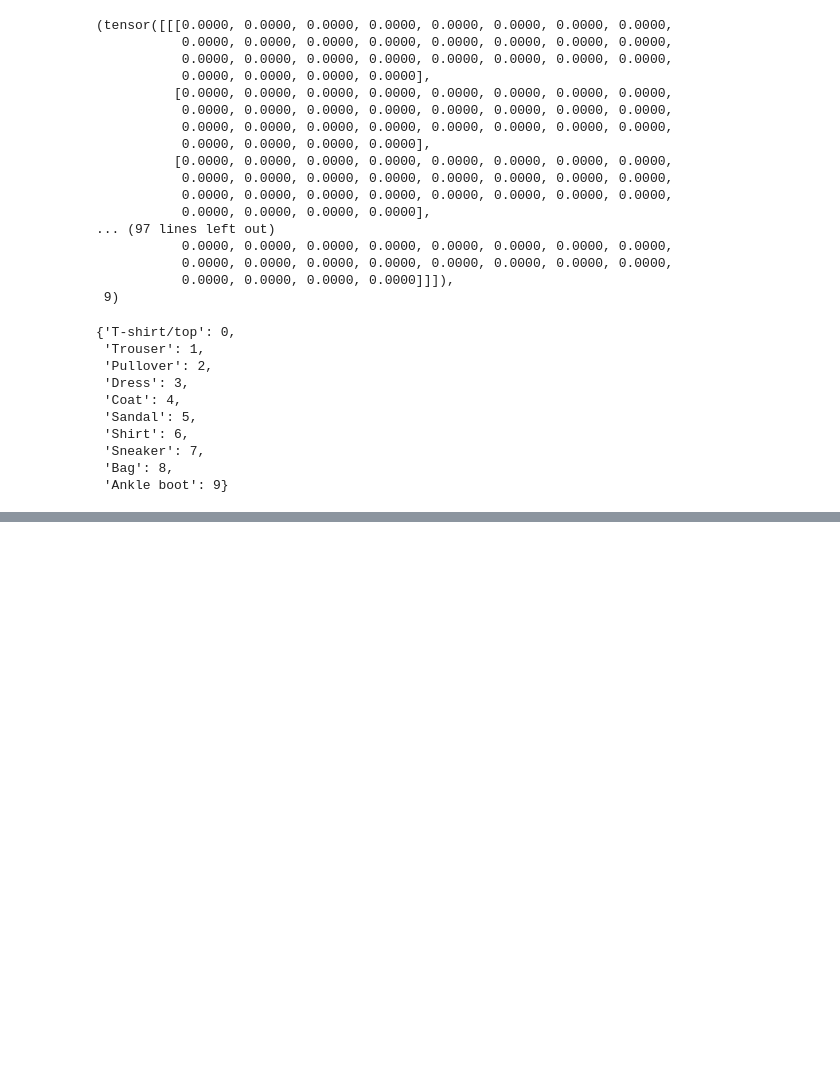
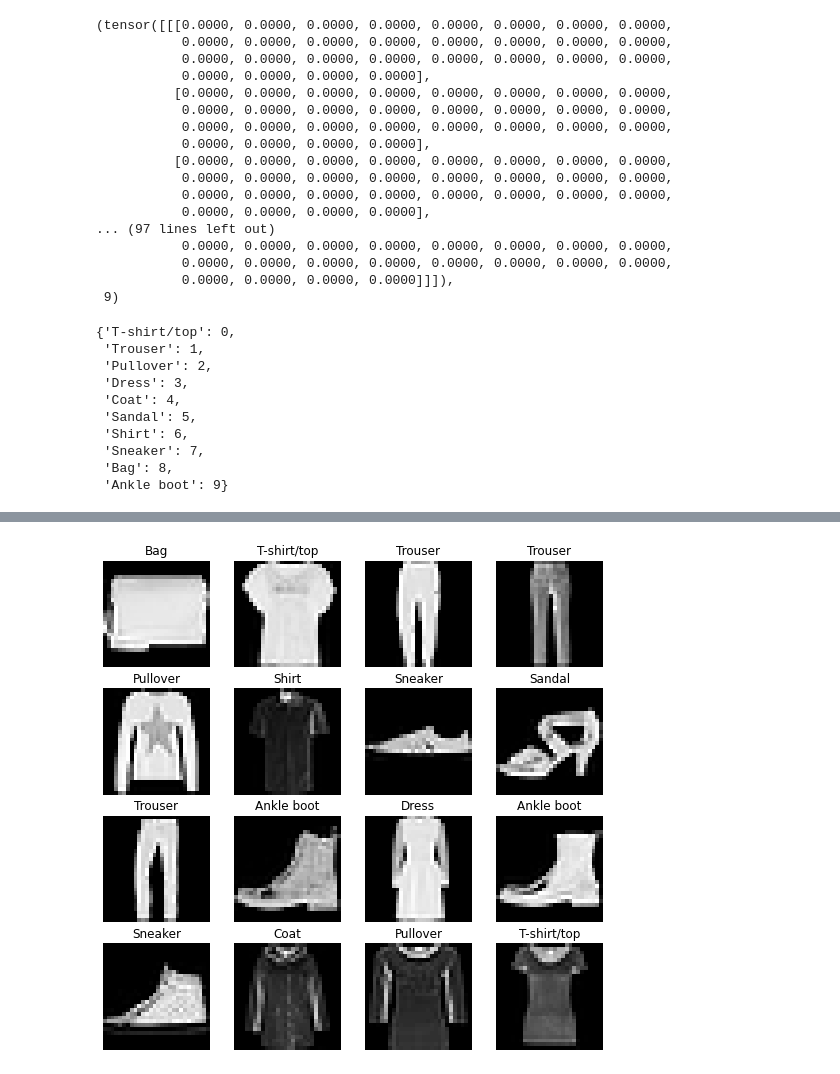
Before and after one commit to izack8/first-proj, a Jupyter notebook: computer_vision.ipynb, the cells around one changed output, grey strips where cells are left out. Saved outputs shown, nothing was run; the diff lists cells and outputs as text; code cells hidden in the pictures; blank space fills up the shorter version.

```diff
--- a/computer_vision.ipynb
+++ b/computer_vision.ipynb
@@ -101,0 +95,13 @@ image_with_labels
+# %%
+#visualizing more images.
+fig = plt.figure(figsize=(9,9))
+rows, cols = 4,4
+for i in range(1, rows*cols+1):
+    random_idx = torch.randint(0, len(train_data), size=[1]).item()
+    img, label = train_data[random_idx] #img returns a tensor value, which is a representation of an image but with numbers
+    fig.add_subplot(rows, cols, i)
+    plt.imshow(img.squeeze(), cmap='gray')
+    plt.title(train_data.classes[label])
+    plt.axis(False)
+# %% [output]
+[figure, added]
```
Also changed, not shown: parts of 4 cells of this notebook, 1 other file.
